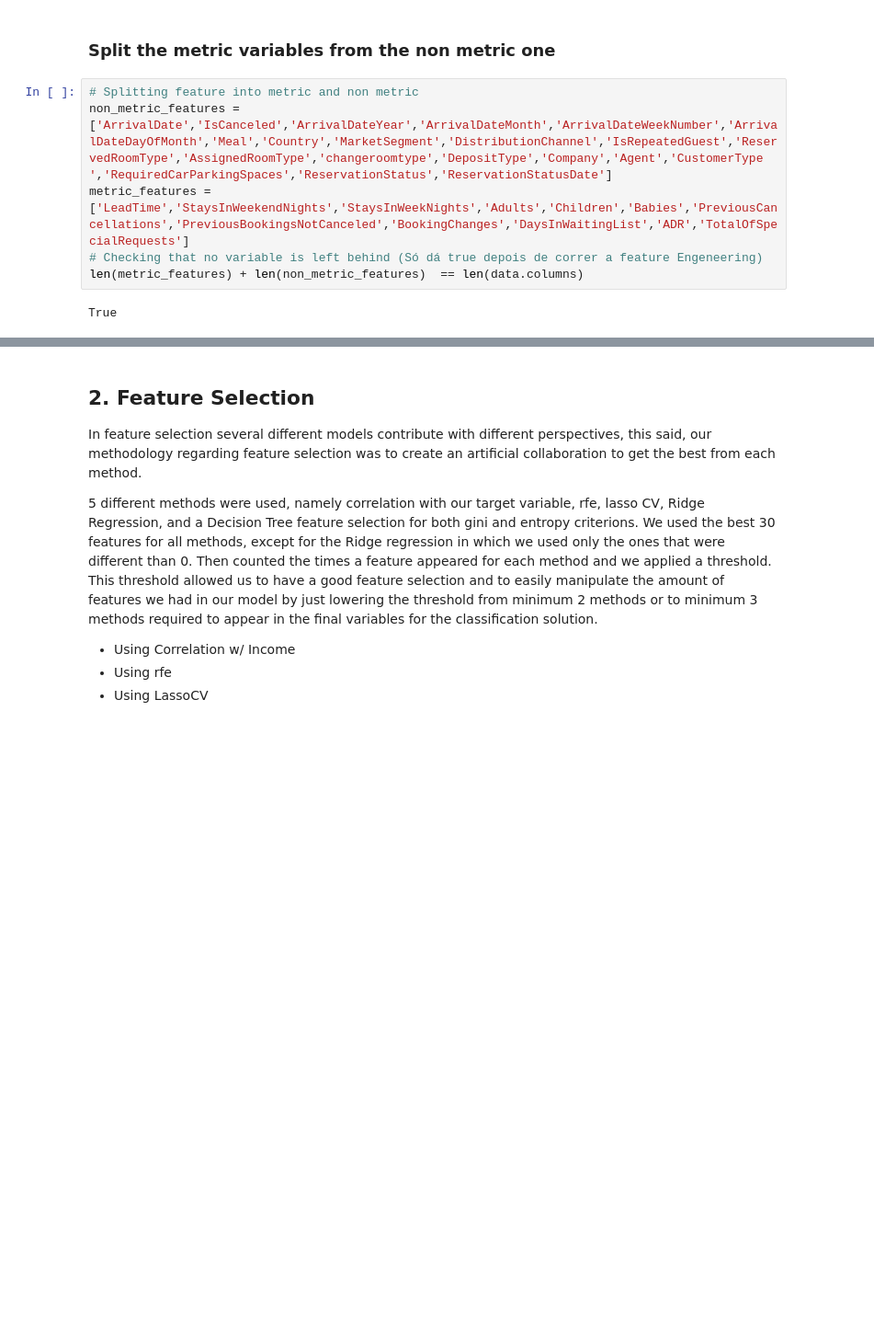
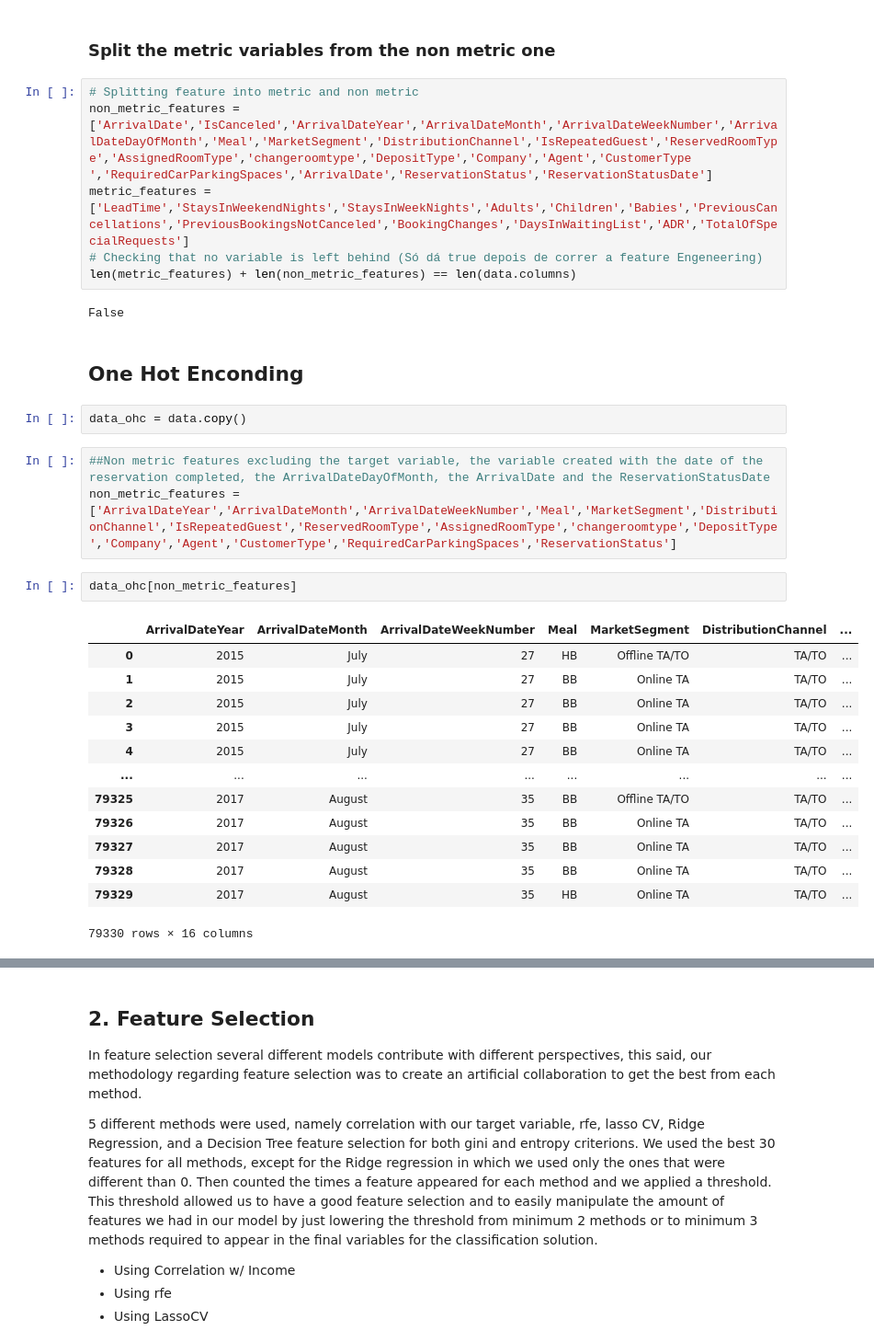
Before and after one commit to fredericojpr/BC2_Predict_Cancellations, a Jupyter notebook: scripts/BC2_Notebook_Goncalo.ipynb, the cells around one changed output, grey strips where cells are left out. Shown at 92% size. Saved outputs shown, nothing was run; the diff lists cells and outputs as text; blank space fills up the shorter version.

```diff
--- a/scripts/BC2_Notebook_Goncalo.ipynb
+++ b/scripts/BC2_Notebook_Goncalo.ipynb
@@ -270,9 +235,32 @@ events = pd.Series(np.random.randn(len(days)), index=days)
 ### Split the metric variables from the non metric one
 # %%
 # Splitting feature into metric and non metric
-non_metric_features = ['ArrivalDate','IsCanceled','ArrivalDateYear','ArrivalDateMonth','ArrivalDateWeekNumber','ArrivalDateDayOfMonth','Meal','Country','MarketSegment','DistributionChannel','IsRepeatedGuest','ReservedRoomType','AssignedRoomType','changeroomtype','DepositType','Company','Agent','CustomerType ','RequiredCarParkingSpaces','ReservationStatus','ReservationStatusDate']
+non_metric_features = ['ArrivalDate','IsCanceled','ArrivalDateYear','ArrivalDateMonth','ArrivalDateWeekNumber','ArrivalDateDayOfMonth','Meal','MarketSegment','DistributionChannel','IsRepeatedGuest','ReservedRoomType','AssignedRoomType','changeroomtype','DepositType','Company','Agent','CustomerType ','RequiredCarParkingSpaces','ArrivalDate','ReservationStatus','ReservationStatusDate']
 metric_features = ['LeadTime','StaysInWeekendNights','StaysInWeekNights','Adults','Children','Babies','PreviousCancellations','PreviousBookingsNotCanceled','BookingChanges','DaysInWaitingList','ADR','TotalOfSpecialRequests']
 # Checking that no variable is left behind (Só dá true depois de correr a feature Engeneering)
-len(metric_features) + len(non_metric_features)  == len(data.columns)
+len(metric_features) + len(non_metric_features) == len(data.columns)
 # %% [output]
-True
+False
+# %% [markdown]
+## One Hot Enconding
+# %%
+data_ohc = data.copy()
+# %%
+##Non metric features excluding the target variable, the variable created with the date of the reservation completed, the ArrivalDateDayOfMonth, the ArrivalDate and the ReservationStatusDate
+non_metric_features = ['ArrivalDateYear','ArrivalDateMonth','ArrivalDateWeekNumber','Meal','MarketSegment','DistributionChannel','IsRepeatedGuest','ReservedRoomType','AssignedRoomType','changeroomtype','DepositType','Company','Agent','CustomerType','RequiredCarParkingSpaces','ReservationStatus']
+# %%
+data_ohc[non_metric_features]
+# %% [output]
+|  | ArrivalDateYear | ArrivalDateMonth | ArrivalDateWeekNumber | Meal | MarketSegment | DistributionChannel | ... |
+| 0 | 2015 | July | 27 | HB | Offline TA/TO | TA/TO | ... |
+| 1 | 2015 | July | 27 | BB | Online TA | TA/TO | ... |
+| 2 | 2015 | July | 27 | BB | Online TA | TA/TO | ... |
+| 3 | 2015 | July | 27 | BB | Online TA | TA/TO | ... |
+| 4 | 2015 | July | 27 | BB | Online TA | TA/TO | ... |
+| ... | ... | ... | ... | ... | ... | ... | ... |
+| 79325 | 2017 | August | 35 | BB | Offline TA/TO | TA/TO | ... |
+| 79326 | 2017 | August | 35 | BB | Online TA | TA/TO | ... |
+| 79327 | 2017 | August | 35 | BB | Online TA | TA/TO | ... |
+| 79328 | 2017 | August | 35 | BB | Online TA | TA/TO | ... |
+| 79329 | 2017 | August | 35 | HB | Online TA | TA/TO | ... |
+79330 rows × 16 columns
```
Also changed, not shown: parts of 21 cells of this notebook.
